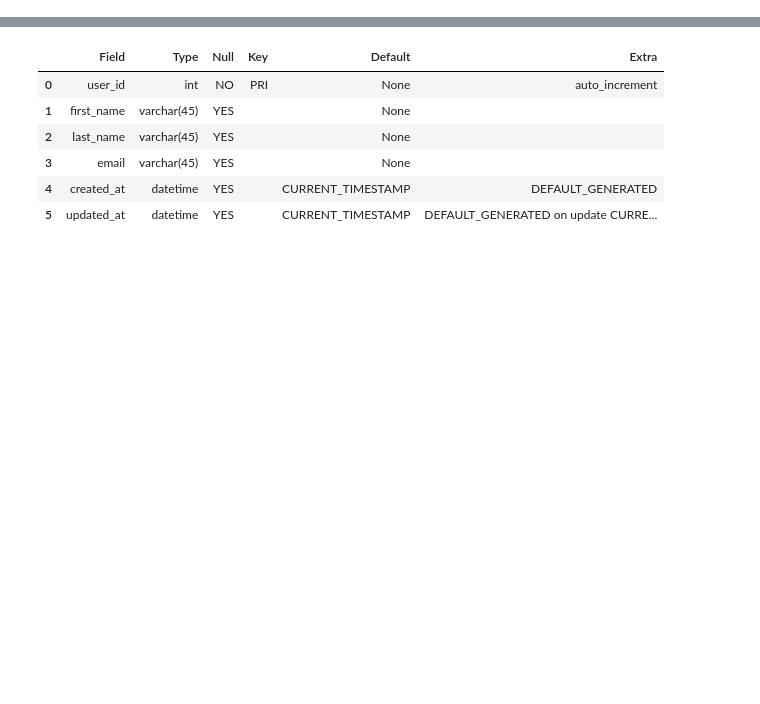
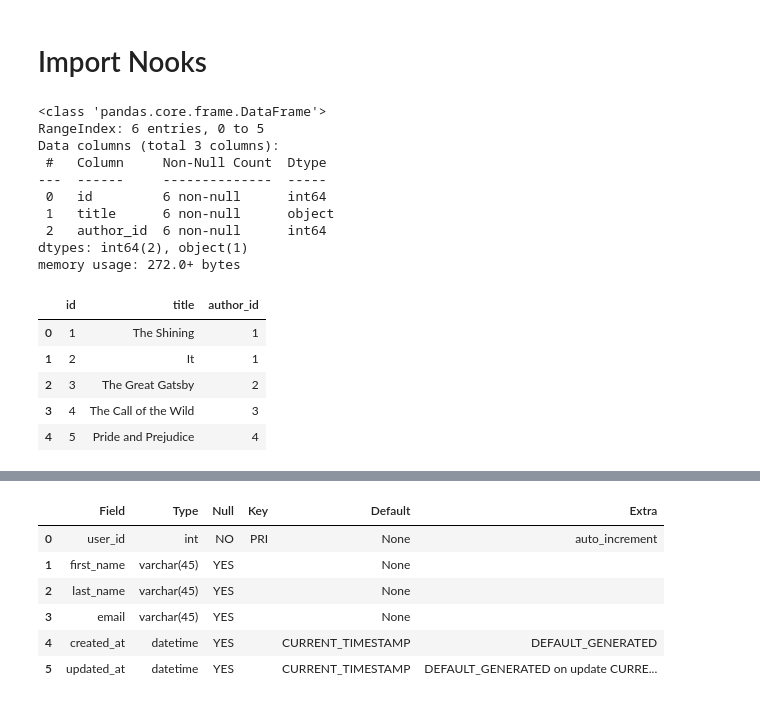
Before and after one commit to DJ-Adams/Books, a Jupyter notebook: Books_Core.ipynb, the cells around one changed output, grey strips where cells are left out. Cells and saved outputs as stored; diff of their text form; code cells hidden in the pictures; blank space fills up the shorter version.

```diff
--- a/Books_Core.ipynb
+++ b/Books_Core.ipynb
@@ -41,0 +90,23 @@ memory usage: 408.0+ bytes
+# %% [markdown]
+# Import Nooks
+# %%
+books = pd.read_csv('Data/books - books.csv')
+books.info()
+books.head()
+# %% [output]
+<class 'pandas.core.frame.DataFrame'>
+RangeIndex: 6 entries, 0 to 5
+Data columns (total 3 columns):
+ #   Column     Non-Null Count  Dtype
+---  ------     --------------  -----
+ 0   id         6 non-null      int64
+ 1   title      6 non-null      object
+ 2   author_id  6 non-null      int64
+dtypes: int64(2), object(1)
+memory usage: 272.0+ bytes
+|  | id | title | author_id |
+| 0 | 1 | The Shining | 1 |
+| 1 | 2 | It | 1 |
+| 2 | 3 | The Great Gatsby | 2 |
+| 3 | 4 | The Call of the Wild | 3 |
+| 4 | 5 | Pride and Prejudice | 4 |
```
Also changed, not shown: parts of 56 cells of this notebook, 4 other files.
